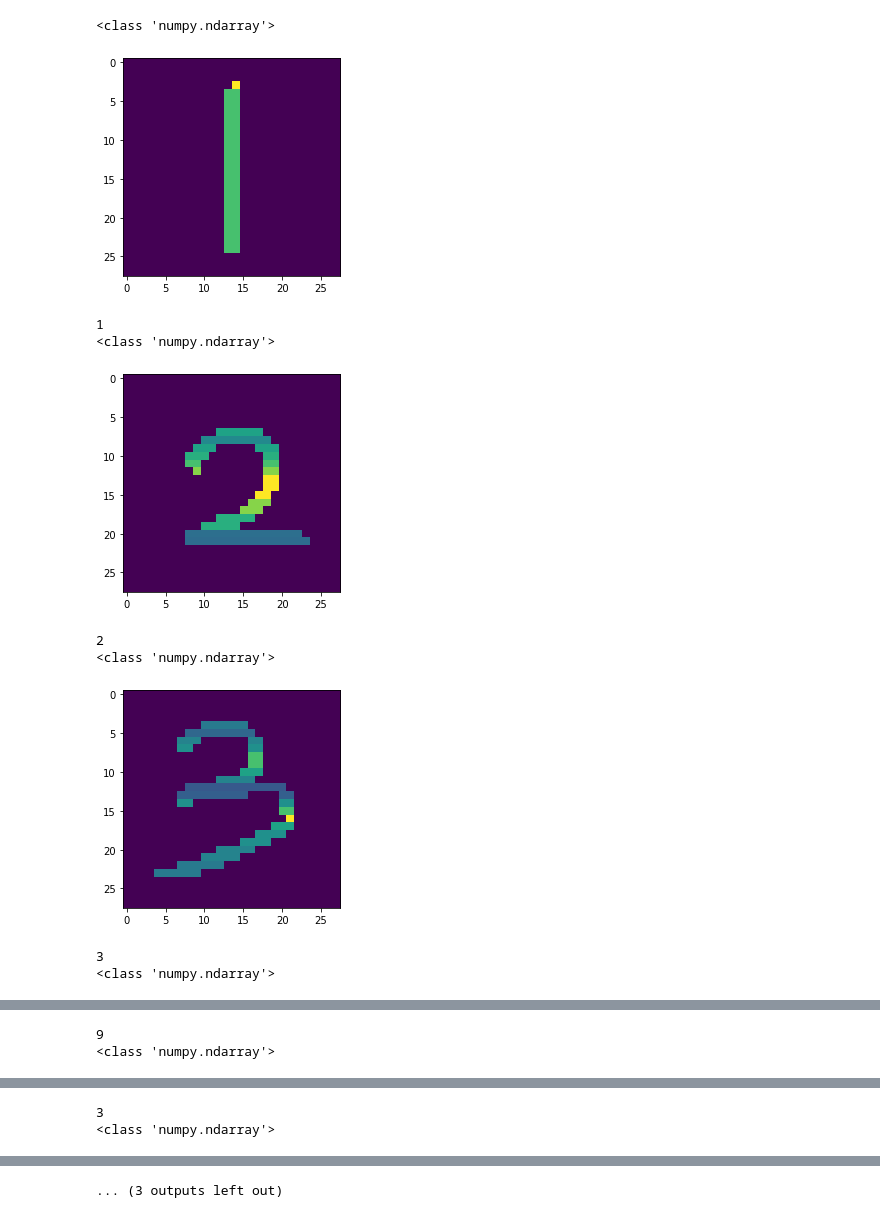
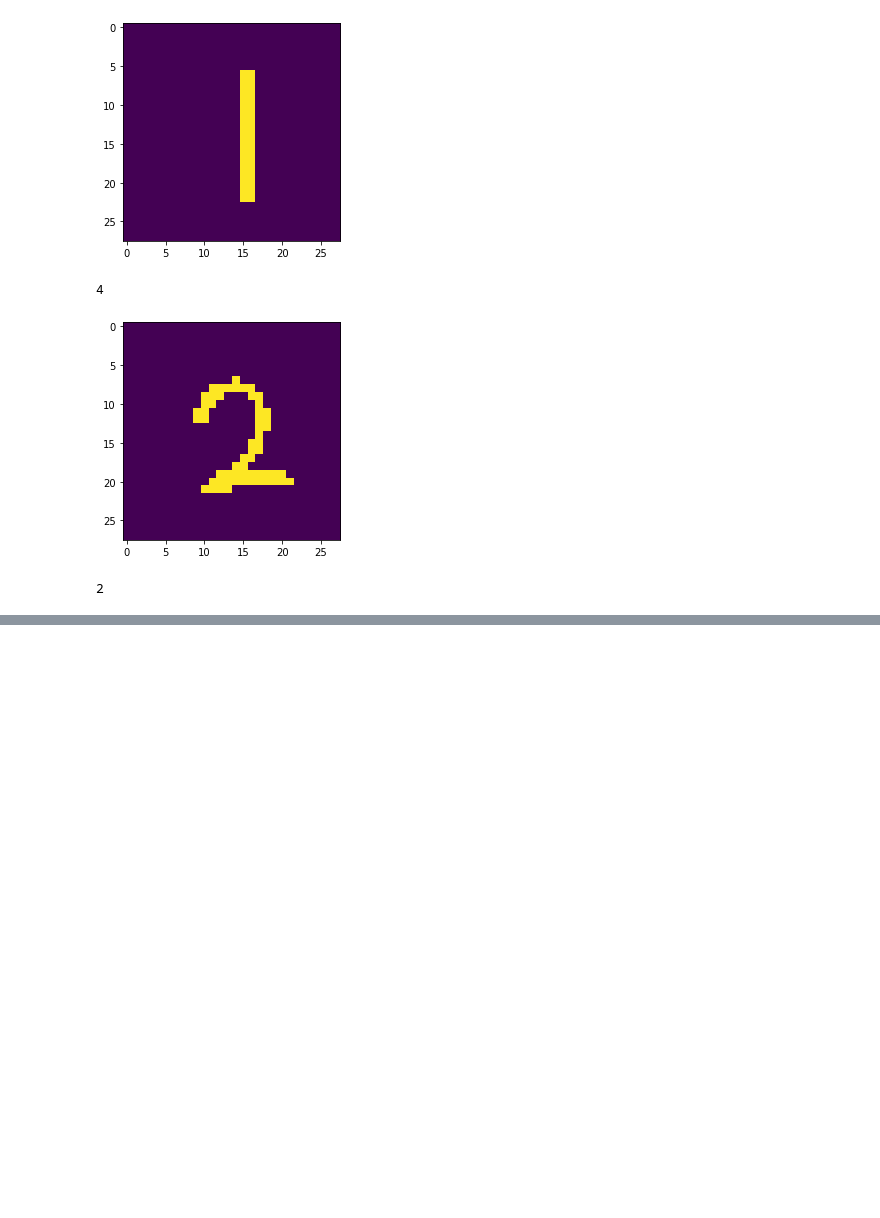
Before and after one commit to kangaroo02/AI_practice, a Jupyter notebook: Epic_number_First_execute.ipynb, the cells around one changed output, grey strips where cells are left out. Drawn from its saved outputs; the diff is of its cells as text; code cells hidden in the pictures; blank space fills up the shorter version.

Commit message:
trying different model with binary input

```diff
--- a/Epic_number_First_execute.ipynb
+++ b/Epic_number_First_execute.ipynb
@@ -8,7 +8,7 @@ import cv2
 import numpy as np
 import matplotlib.pyplot as plt
 
-num_model = tf.keras.models.load_model('epic_num_reader.model')
+num_model = tf.keras.models.load_model('Number_classify-First1570238300.model')
 # %%
 drawing = False # true if mouse is pressed
 pt1_x , pt1_y = None , None
@@ -33,12 +33,12 @@ def line_drawing(event,x,y,flags,param):
 def img_2_array(img):
     height = img.shape[0]
     width = img.shape[1]
-    channels = img.shape[2]
-    if channels == 3:
+
+    if len(img.shape) == 3:
         img = cv2.cvtColor(img,cv2.COLOR_BGR2GRAY)
 
     array = np.zeros([height, width])
-    print(type(array))
+#     print(type(array))
 
     # array[:] = img[:]
     for i in range(0, height):
@@ -56,42 +56,46 @@ def img_2_array(img):
 # %%
 
 
 img = np.zeros((256,256,3), np.uint8)
 img[:] = (255,255,255)
 cv2.namedWindow('Number draw')
 cv2.setMouseCallback('Number draw',line_drawing)
 
 while(1):
     cv2.imshow('Number draw',img)
     key_in = cv2.waitKey(1) & 0xFF
     if key_in == 27:    # esc
         break
     elif key_in == 13:    #enter
 
         plt.cla()
     # run the desired code
         # change size to 24x24
         img_resize = cv2.resize(img, (28, 28), interpolation=cv2.INTER_LINEAR)
+        img_resize = cv2.cvtColor(img_resize,cv2.COLOR_BGR2GRAY)
+
+
         # inver its value black-->0 ; white--> 255
-        ret, img_resize = cv2.threshold(img_resize,127,255,cv2.THRESH_BINARY_INV)
+        ret, img_resize = cv2.threshold(img_resize,20,255,cv2.THRESH_BINARY_INV)
+
+
         img_array = img_2_array(img_resize)
-        img_array = tf.keras.utils.normalize(img_array, axis=1)
+#         img_array = tf.keras.utils.normalize(img_array, axis=2)
+        img_array[:,:] = img_array[:,:]/255
+
+
+#         print(img_array)
+
         plt.imshow(img_array)
         plt.show()
 #         print(img_array.shape)
         predictions = num_model.predict([[img_array]]) # predictions always a list
         print(np.argmax(predictions[0]))
         img[:] = (255,255,255)
 
 cv2.destroyAllWindows()
 # %% [output]
+[figure, new version]
-<class 'numpy.ndarray'>
+4
-[figure, old version]
+[figure, new version]
-1
-<class 'numpy.ndarray'>
+2
-[figure, old version]
-2
-<class 'numpy.ndarray'>
-[figure, removed]
-3
-<class 'numpy.ndarray'>
@@ -99,2 +101,0 @@ cv2.destroyAllWindows()
-9
-<class 'numpy.ndarray'>
@@ -102,2 +101,0 @@ cv2.destroyAllWindows()
-3
-<class 'numpy.ndarray'>
@@ -105,3 +102,2 @@ cv2.destroyAllWindows()
-... (3 outputs left out)
 # %%
 predictions = num_model.predict([x_test]) #predictions always a list
```
Also changed, not shown: parts of 1 cell of this notebook, 7 other files.
